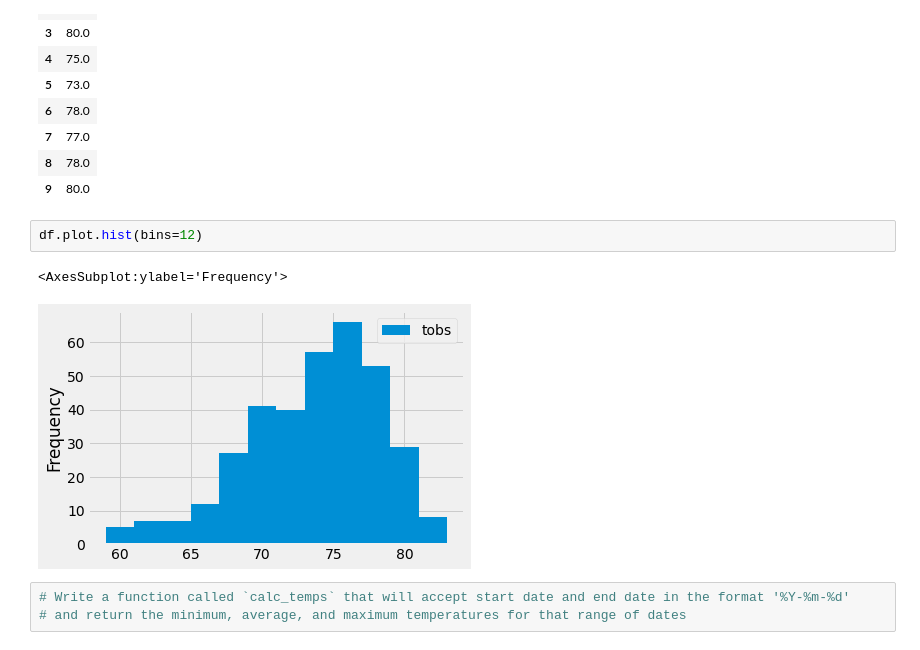
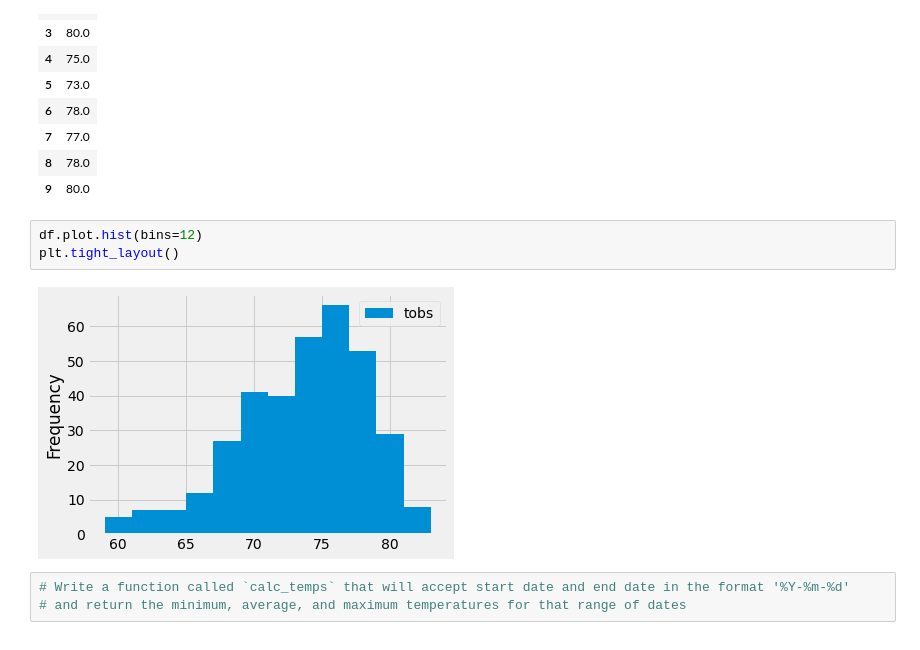
Before and after one commit to echuung94/Surfs_Up, a Jupyter notebook: climate_analysis.ipynb, the cells around one changed output. Cells and saved outputs as stored; diff of their text form.

```diff
--- a/climate_analysis.ipynb
+++ b/climate_analysis.ipynb
@@ -134,9 +134,9 @@ df.head(10)
 | 9 | 80.0 |
 # %%
 df.plot.hist(bins=12)
+plt.tight_layout()
 # %% [output]
-<AxesSubplot:ylabel='Frequency'>
-[figure, old version]
+[figure, new version]
 # %%
 # Write a function called `calc_temps` that will accept start date and end date in the format '%Y-%m-%d'
 # and return the minimum, average, and maximum temperatures for that range of dates
```
Also changed, not shown: 4 other files.
